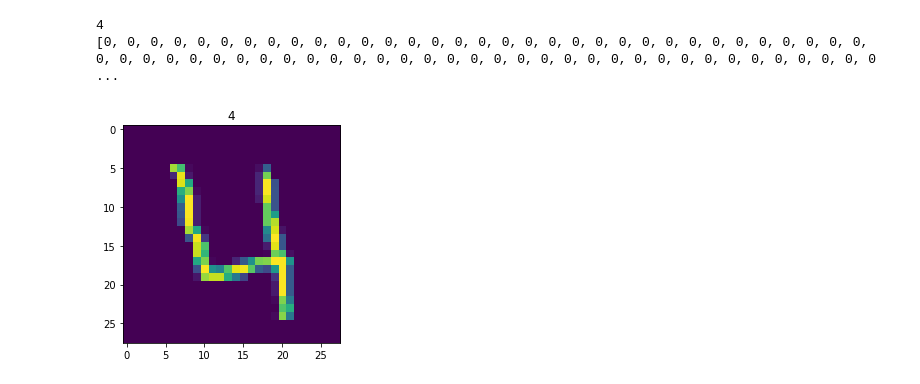
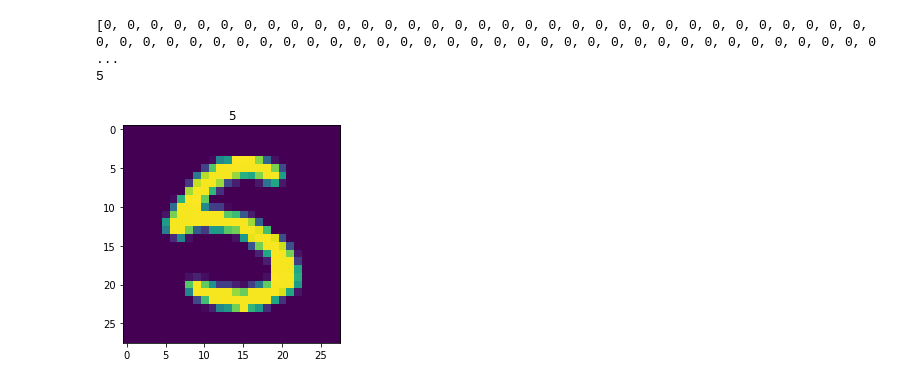
Before and after one commit to phildeutsch/fast.ai, a Jupyter notebook: digits.ipynb, the cells around one changed output. Saved outputs shown, nothing was run; the diff lists cells and outputs as text; code cells hidden in the pictures.

```diff
--- a/digits.ipynb
+++ b/digits.ipynb
@@ -32,9 +24,12 @@ digits_test = read_test('data/digits/test.csv')
+# %%
+[labels, digits] = read_train('data/digits/train.csv')
+X_train, X_test, y_train, y_test = train_test_split(digits, labels, test_size=0.25, random_state=17)
 # %%
-print(labels_train[3])
-print(digits_train[3])
+print(X_train[3])
+print(y_train[3])
 # %% [output]
-4
 [0, 0, 0, 0, 0, 0, 0, 0, 0, 0, 0, 0, 0, 0, 0, 0, 0, 0, 0, 0, 0, 0, 0, 0, 0, 0, 0, 0, 0, 0, 0, 0, 0, 0, 0, 0, 0, 0, 0, 0, 0, 0, 0, 0, 0, 0, 0, 0, 0, 0, 0, 0, 0, 0, 0, 0, 0, 0, 0, 0, 0, 0, 0, 0, 0, 0, 0 ...
+5
 # %%
 def plot_digit(digit, label):
     picture = np.array(digit).reshape((28, 28))
@@ -44,6 +39,6 @@ def plot_digit(digit, label):
 
     return None
 # %%
-plot_digit(digits_train[3], labels_train[3])
+plot_digit(X_train[3], y_train[3])
 # %% [output]
-[figure, old version]
+[figure, new version]
```
Also changed, not shown: parts of 18 cells of this notebook.
